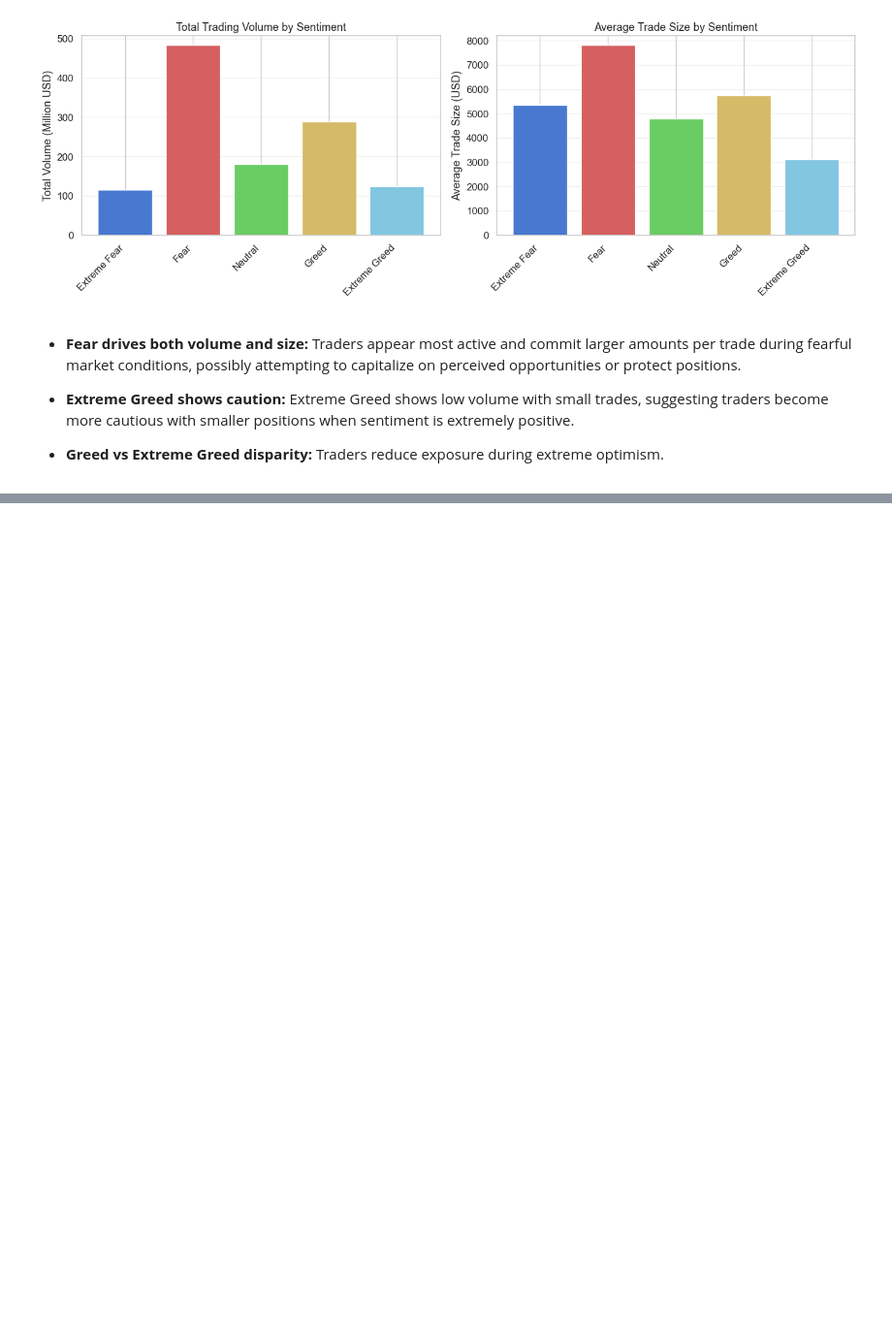
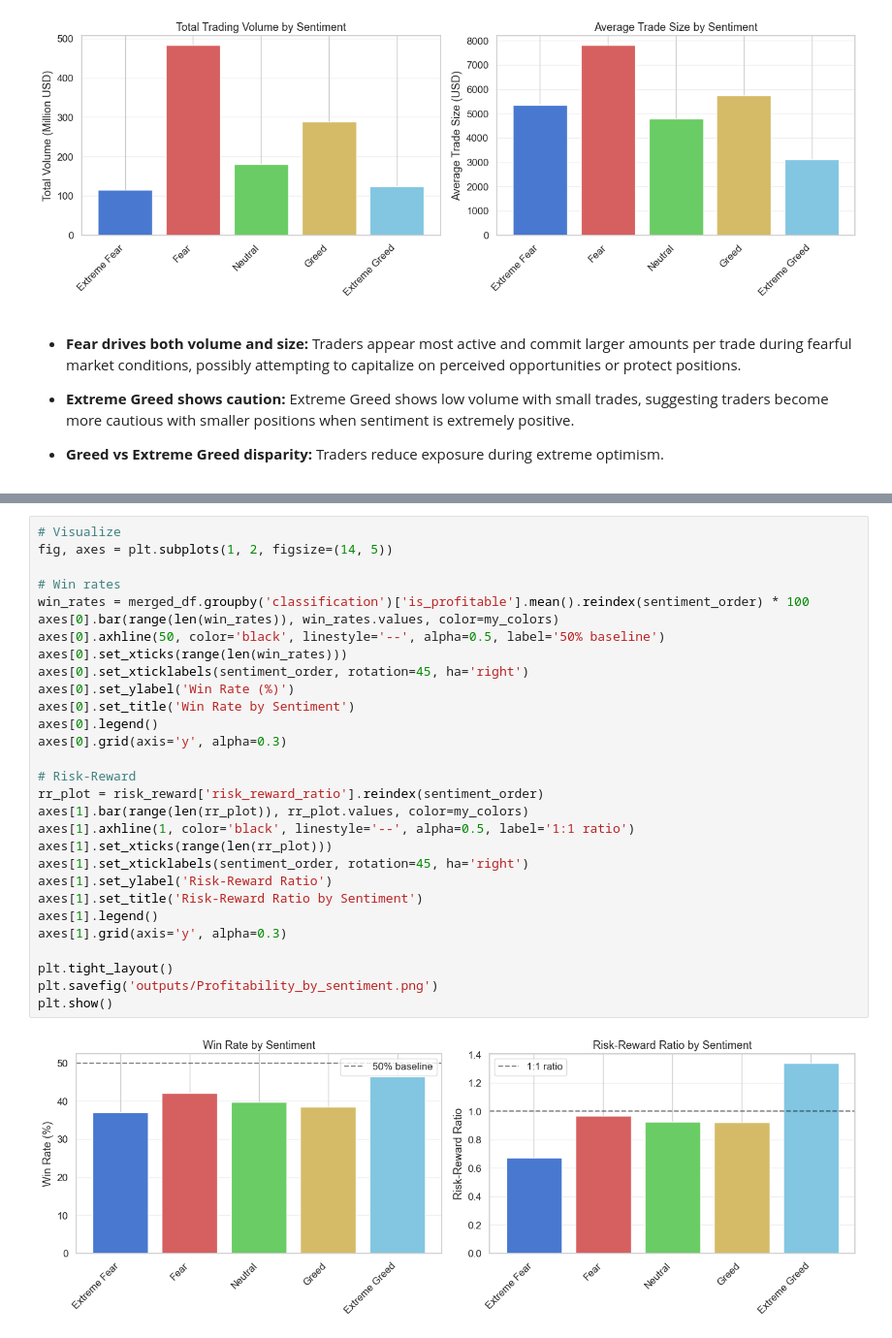
Before and after one commit to amruthaparola/trader-behavior-insights, a Jupyter notebook: ds_amrutha_parola/Trader_Sentiment_Analysis.ipynb, the cells around one changed output, grey strips where cells are left out. Shown at 97% size. Saved outputs shown, nothing was run; the diff lists cells and outputs as text; blank space fills up the shorter version.

```diff
--- a/ds_amrutha_parola/Trader_Sentiment_Analysis.ipynb
+++ b/ds_amrutha_parola/Trader_Sentiment_Analysis.ipynb
@@ -403,0 +505,31 @@ plt.show()
+# %%
+# Visualize
+fig, axes = plt.subplots(1, 2, figsize=(14, 5))
+
+# Win rates
+win_rates = merged_df.groupby('classification')['is_profitable'].mean().reindex(sentiment_order) * 100
+axes[0].bar(range(len(win_rates)), win_rates.values, color=my_colors)
+axes[0].axhline(50, color='black', linestyle='--', alpha=0.5, label='50% baseline')
+axes[0].set_xticks(range(len(win_rates)))
+axes[0].set_xticklabels(sentiment_order, rotation=45, ha='right')
+axes[0].set_ylabel('Win Rate (%)')
+axes[0].set_title('Win Rate by Sentiment')
+axes[0].legend()
+axes[0].grid(axis='y', alpha=0.3)
+
+# Risk-Reward
+rr_plot = risk_reward['risk_reward_ratio'].reindex(sentiment_order)
+axes[1].bar(range(len(rr_plot)), rr_plot.values, color=my_colors)
+axes[1].axhline(1, color='black', linestyle='--', alpha=0.5, label='1:1 ratio')
+axes[1].set_xticks(range(len(rr_plot)))
+axes[1].set_xticklabels(sentiment_order, rotation=45, ha='right')
+axes[1].set_ylabel('Risk-Reward Ratio')
+axes[1].set_title('Risk-Reward Ratio by Sentiment')
+axes[1].legend()
+axes[1].grid(axis='y', alpha=0.3)
+
+plt.tight_layout()
+plt.savefig('outputs/Profitability_by_sentiment.png')
+plt.show()
+# %% [output]
+[figure, added]
```
Also changed, not shown: parts of 23 cells of this notebook, 4 other files.
